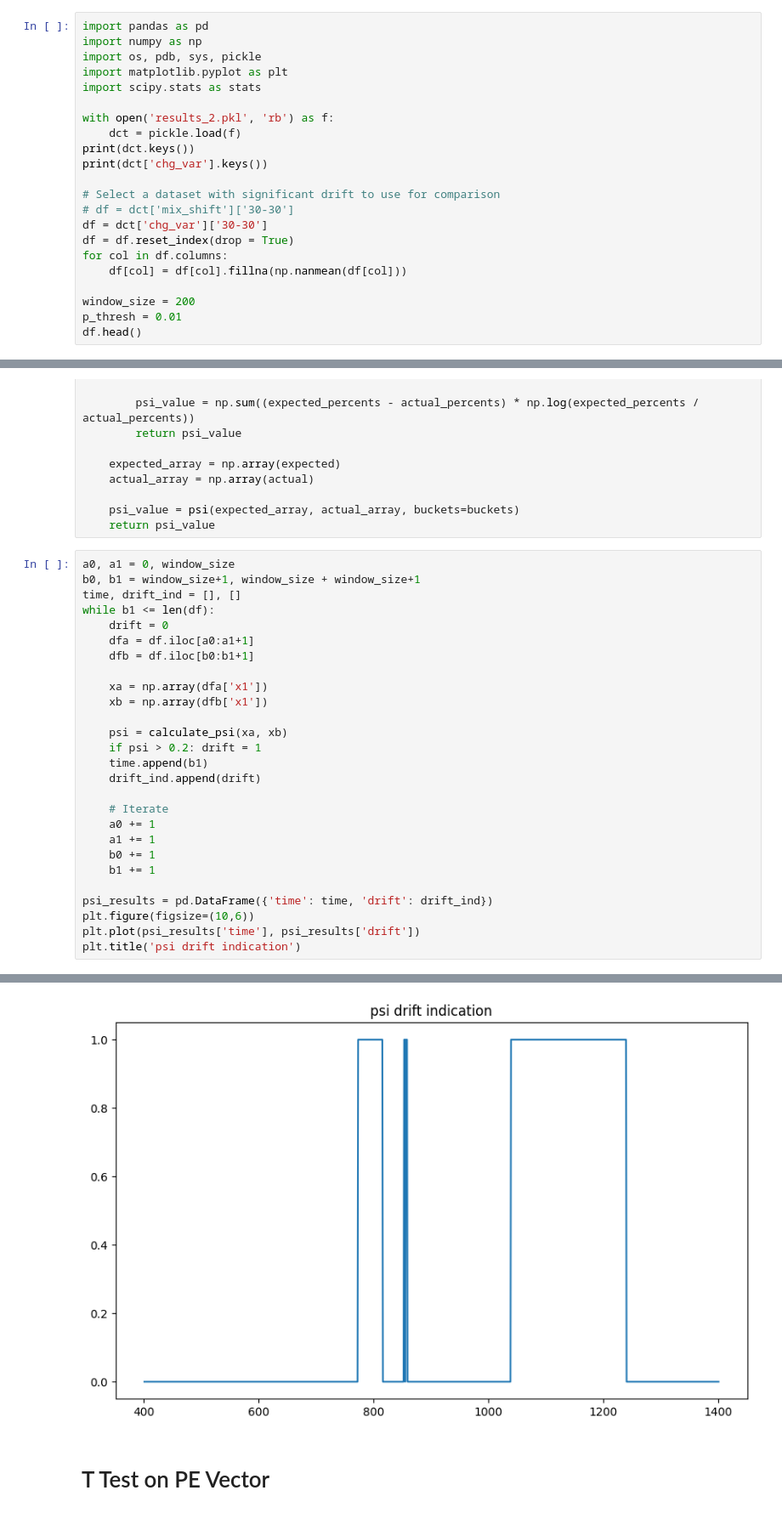
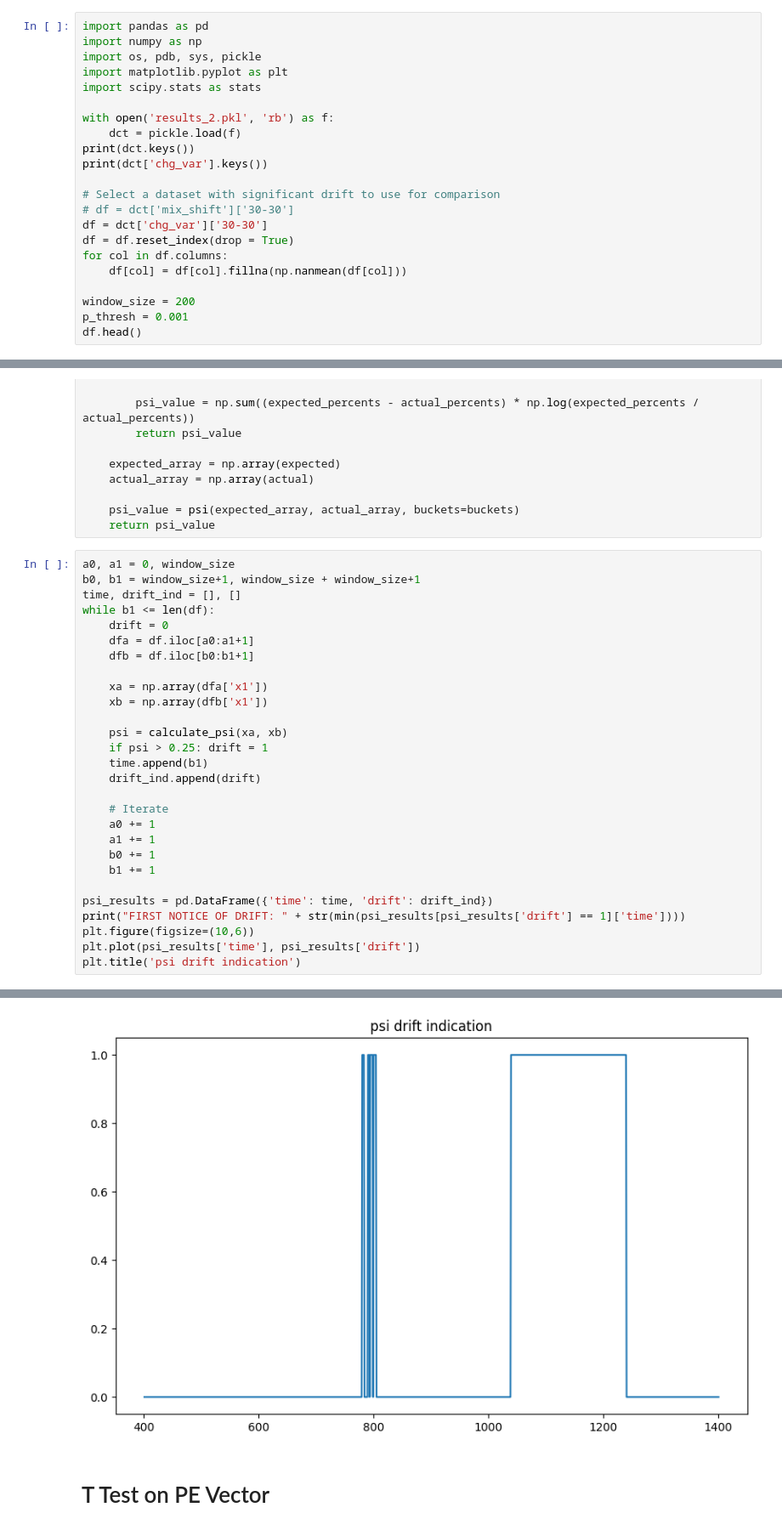
Before and after one commit to christophershultz/risk_econ, a Jupyter notebook: tda_data_drift/drift_extended_comparison.ipynb, the cells around one changed output, grey strips where cells are left out. Shown: that part at 85% size. Drawn from its saved outputs; the diff is of its cells as text.

Commit message:
updating comparisons with threshold parameter

```diff
--- a/tda_data_drift/drift_extended_comparison.ipynb
+++ b/tda_data_drift/drift_extended_comparison.ipynb
@@ -18,7 +18,7 @@ for col in df.columns:
     df[col] = df[col].fillna(np.nanmean(df[col]))
 
 window_size = 200
-p_thresh = 0.01
+p_thresh = 0.001
 df.head()
 # %% [output]
 dict_keys(['chg_var', 'cov_shift', 'mix_shift'])
@@ -138,7 +144,7 @@ while b1 <= len(df):
     xb = np.array(dfb['x1'])
 
     psi = calculate_psi(xa, xb)
-    if psi > 0.2: drift = 1
+    if psi > 0.25: drift = 1
     time.append(b1)
     drift_ind.append(drift)
 
@@ -149,6 +155,7 @@ while b1 <= len(df):
     b1 += 1
 
 psi_results = pd.DataFrame({'time': time, 'drift': drift_ind})
+print("FIRST NOTICE OF DRIFT: " + str(min(psi_results[psi_results['drift'] == 1]['time'])))
 plt.figure(figsize=(10,6))
 plt.plot(psi_results['time'], psi_results['drift'])
 plt.title('psi drift indication')
@@ -157,4 +165,4 @@ Text(0.5, 1.0, 'psi drift indication')
-[figure, old version]
+[figure, new version]
 # %% [markdown]
 # T Test on PE Vector
 # %%
```
Also changed, not shown: parts of 5 cells of this notebook.
